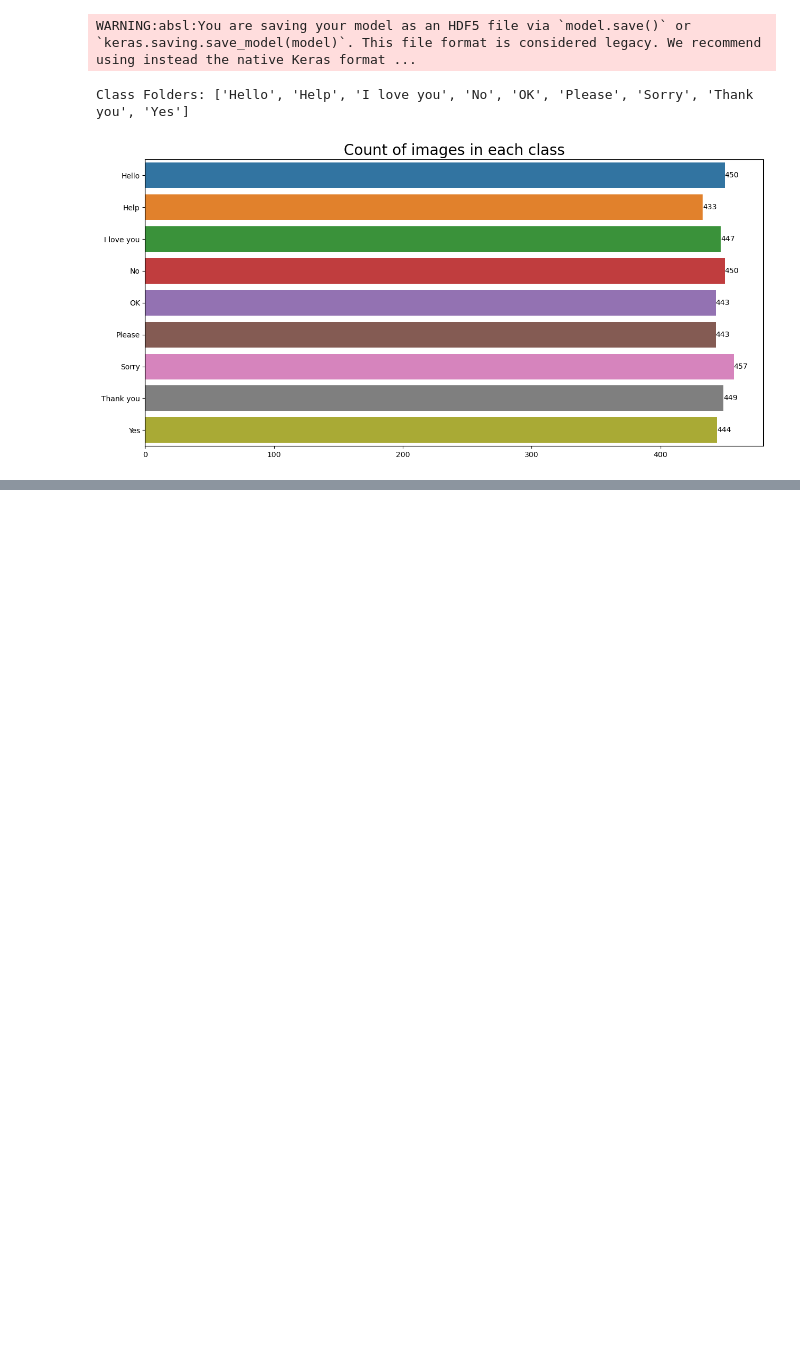
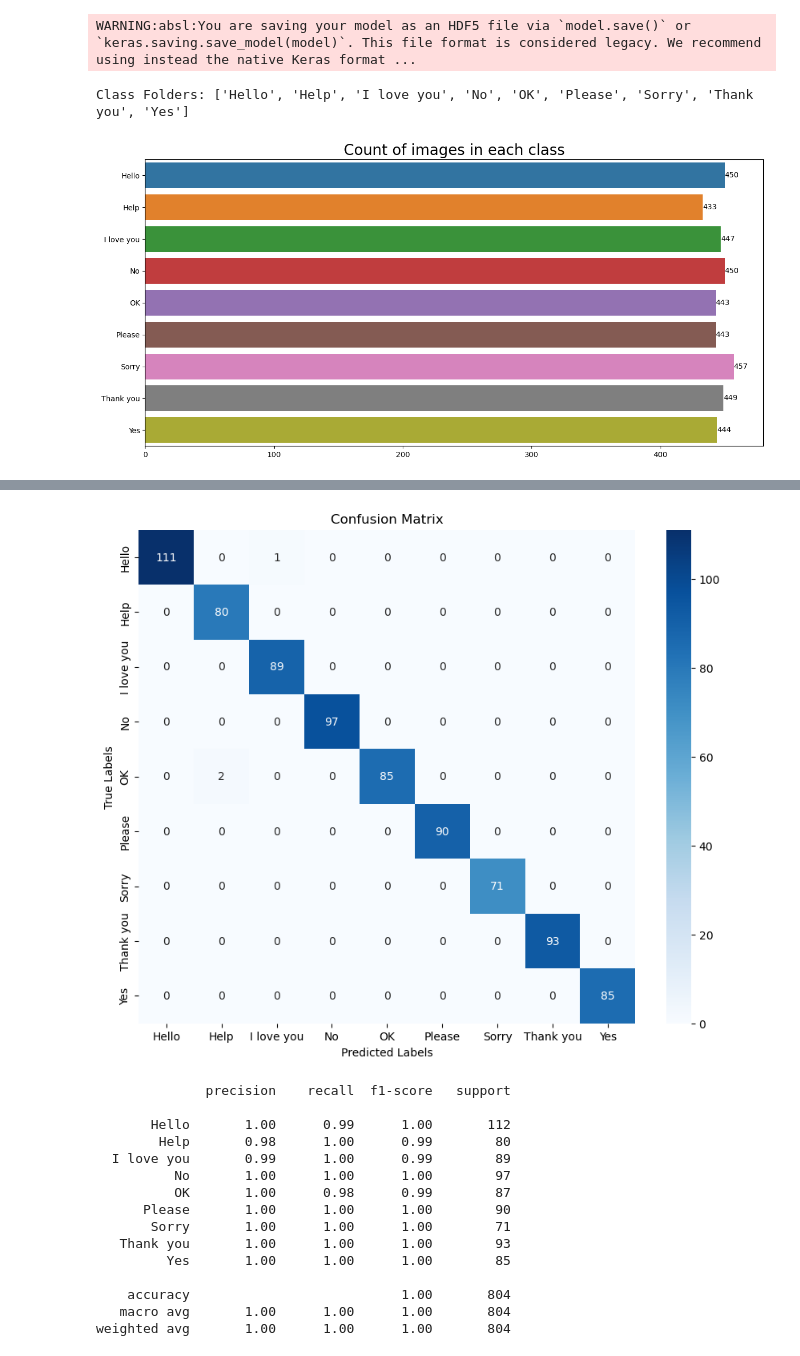
Before and after one commit to asiyasemi/Sign-language-interpretation, a Jupyter notebook: Accuracy check.ipynb, the cells around one changed output, grey strips where cells are left out. Drawn from its saved outputs; the diff is of its cells as text; code cells hidden in the pictures; blank space fills up the shorter version.

```diff
--- a/Accuracy check.ipynb
+++ b/Accuracy check.ipynb
@@ -146,3 +149,31 @@ ax.bar_label(ax.containers[0])
 plt.show()
 # %% [output]
 [figure]
+# %%
+import numpy as np
+import matplotlib.pyplot as plt
+import seaborn as sns
+from sklearn.metrics import confusion_matrix, ConfusionMatrixDisplay
+from sklearn.metrics import classification_report
+
+# Step 1: Generate predictions from the model
+y_pred = model.predict(X_test)
+
+# Step 2: Convert one-hot encoded predictions and true labels to class labels
+y_pred_classes = np.argmax(y_pred, axis=1)
+y_true_classes = np.argmax(y_test, axis=1)
+
+# Step 3: Create the confusion matrix
+cm = confusion_matrix(y_true_classes, y_pred_classes)
+
+# Step 4: Plot the confusion matrix using seaborn
+plt.figure(figsize=(10, 8))
+sns.heatmap(cm, annot=True, fmt="d", cmap="Blues", xticklabels=class_folders, yticklabels=class_folders)
+plt.title('Confusion Matrix')
+plt.xlabel('Predicted Labels')
+plt.ylabel('True Labels')
+plt.show()
+
+# Optional: Print a classification report to get more detailed metrics
+print(classification_report(y_true_classes, y_pred_classes, target_names=class_folders))
+# %% [output]
@@ -148,0 +181,16 @@ plt.show()
+[figure, added]
+              precision    recall  f1-score   support
+
+       Hello       1.00      0.99      1.00       112
+        Help       0.98      1.00      0.99        80
+  I love you       0.99      1.00      0.99        89
+          No       1.00      1.00      1.00        97
+          OK       1.00      0.98      0.99        87
+      Please       1.00      1.00      1.00        90
+       Sorry       1.00      1.00      1.00        71
+   Thank you       1.00      1.00      1.00        93
+         Yes       1.00      1.00      1.00        85
+
+    accuracy                           1.00       804
+   macro avg       1.00      1.00      1.00       804
+weighted avg       1.00      1.00      1.00       804
```
Also changed, not shown: parts of 5 cells of this notebook.
